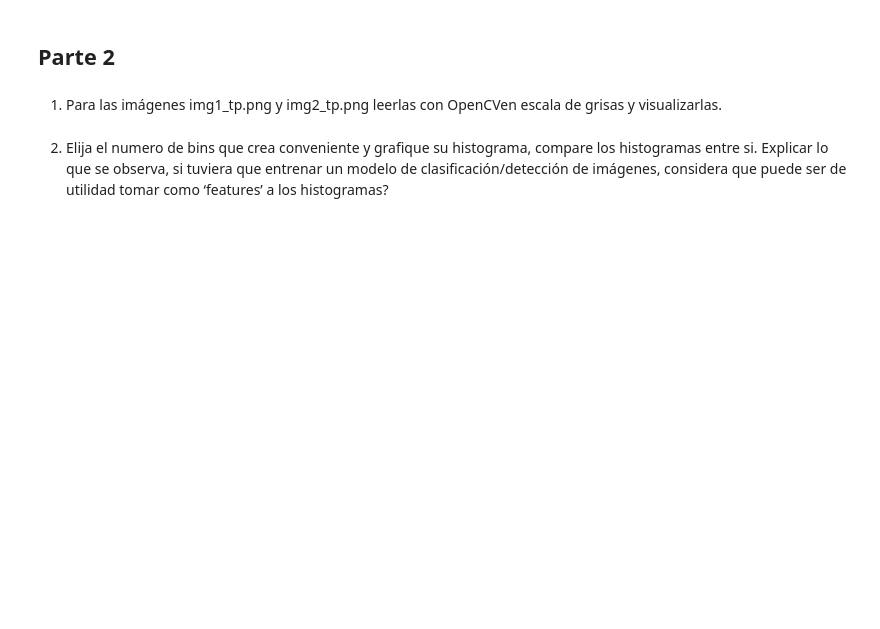
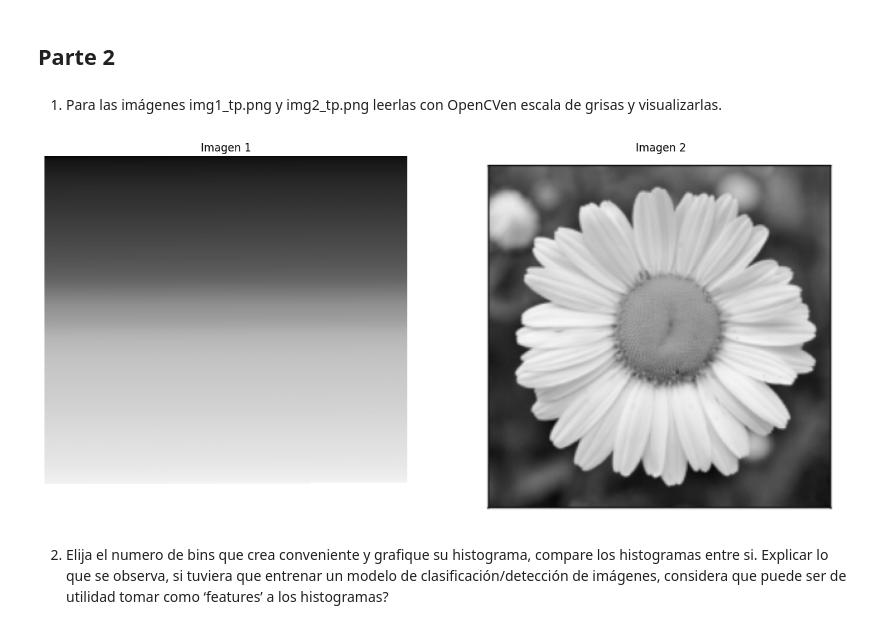
Before and after one commit to JoseMix/VC1, a Jupyter notebook: TP1/TP1.ipynb, the cells around one changed output. Saved outputs shown, nothing was run; the diff lists cells and outputs as text; code cells hidden in the pictures; blank space fills up the shorter version.

```diff
--- a/TP1/TP1.ipynb
+++ b/TP1/TP1.ipynb
@@ -113,8 +114,12 @@ En este segundo caso vemos claramente como la imagen cambia, eliminandose las to
 img1 = cv.imread('archivos/img1_tp.png', cv.IMREAD_GRAYSCALE)
 img2 = cv.imread('archivos/img2_tp.png', cv.IMREAD_GRAYSCALE)
 # %%
-#visualización de img1
-
-cv.imshow('image', img1)
-cv.waitKey(0)
-cv.destroyAllWindows()
+# Graficamos imagenes originales
+sv.plot_images_grid(
+    images=[img1, img2],
+    grid_size=(1, 2),
+    titles=["Imagen 1", "Imagen 2"],
+    size=(16, 12)
+)
+# %% [output]
+[figure, added]
```
Also changed, not shown: parts of 6 cells of this notebook.
